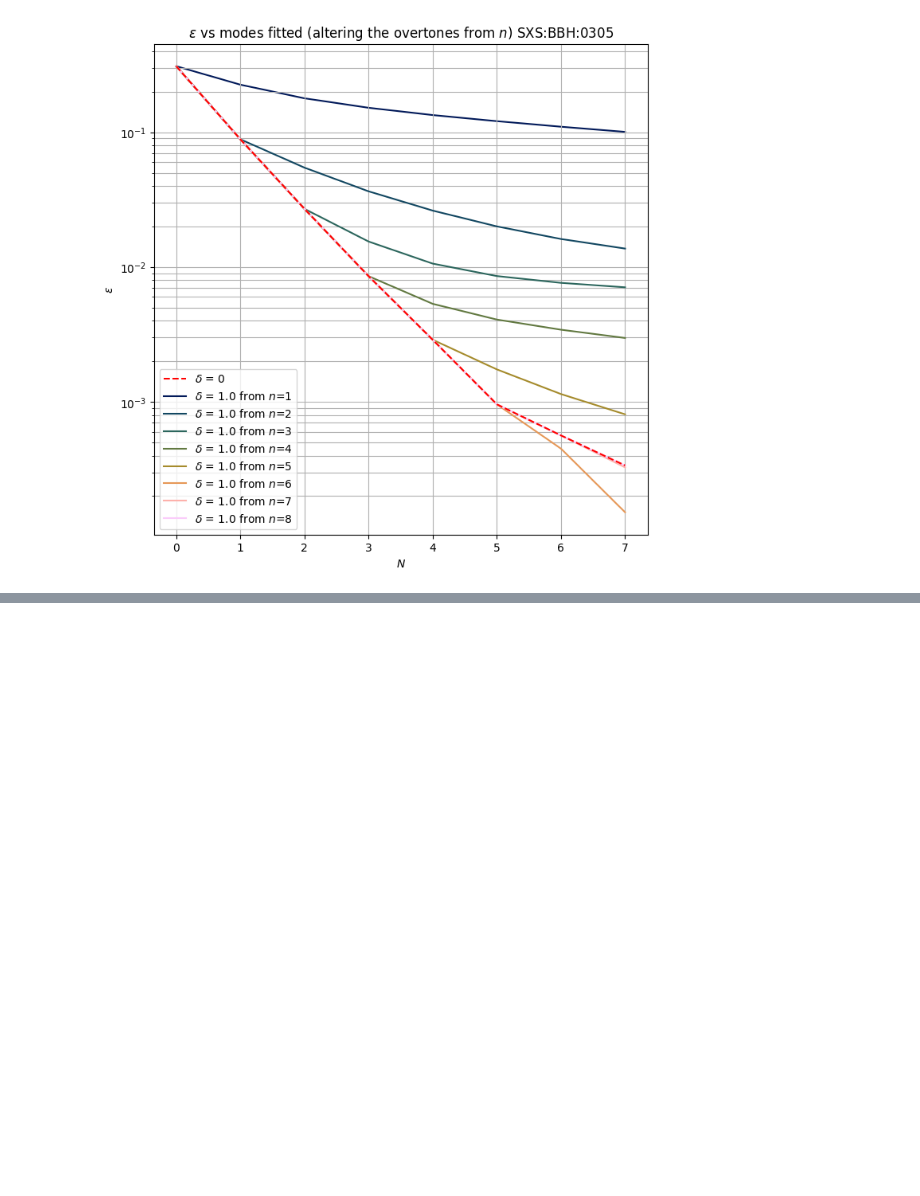
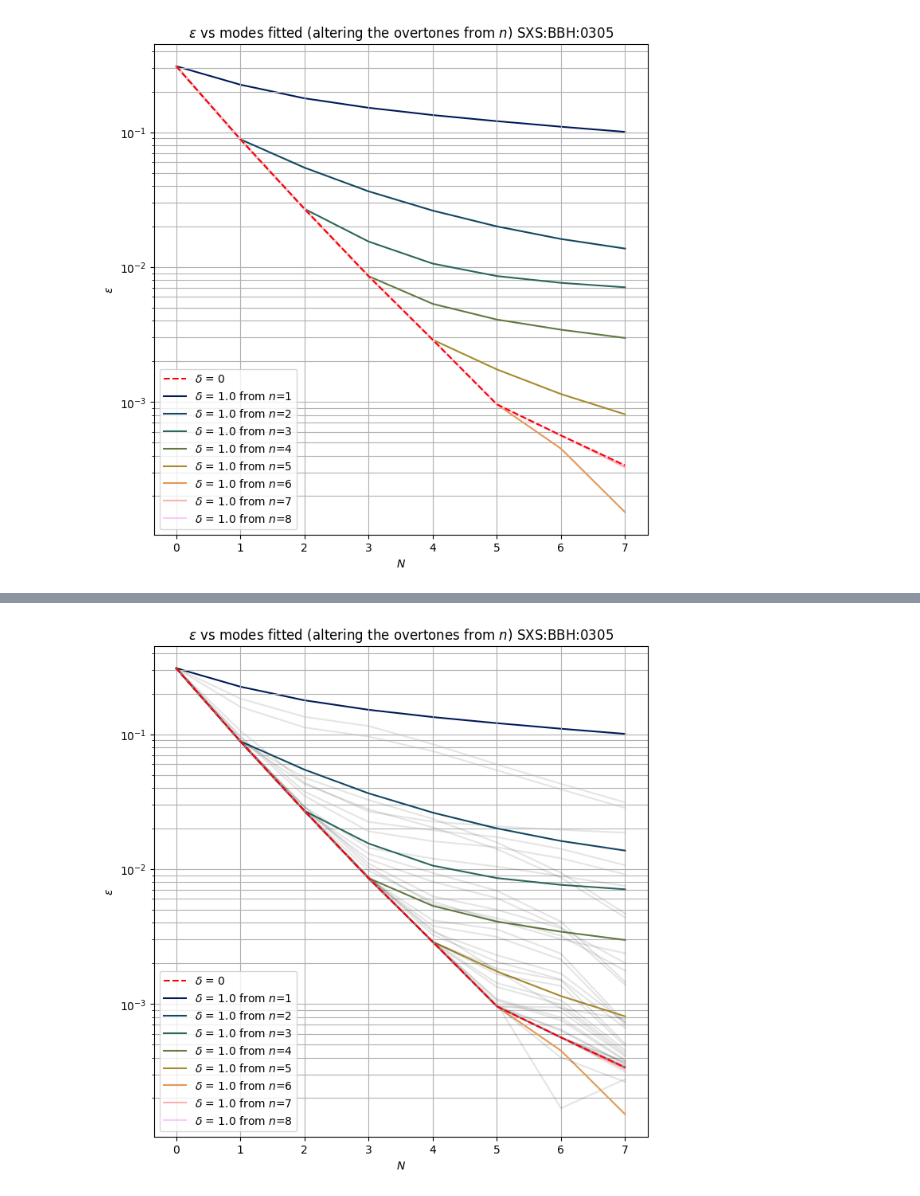
Before and after one commit to Stufffffs/qnmovertoneplots, a Jupyter notebook: overtonedelta.ipynb, the cells around one changed output, grey strips where cells are left out. Saved outputs shown, nothing was run; the diff lists cells and outputs as text; code cells hidden in the pictures; blank space fills up the shorter version.

```diff
--- a/overtonedelta.ipynb
+++ b/overtonedelta.ipynb
@@ -932,0 +925,96 @@ for (sim,ind) in zip(sims,ids):
+# %%
+
+fig, ax = plt.subplots(figsize=(8,8))
+
+N = 9
+d = [1.0]
+
+
+for i in range(1,N):
+    epsilons = []
+    for k in range(1,N):
+        deltas = np.zeros(k)
+
+        modes = [(2,2,n,1) for n in range(k)]
+        eps = qnmfits.calculate_epsilon_delta(
+                    sim.times,
+                    sim.h[2,2],
+                    modes,
+                    Mf=sim.Mf,
+                    chif=sim.chif_mag,
+                    t0=0,
+                    deltas=deltas
+                )
+        epsilons.append(eps[0])
+
+ax.plot(np.arange(k),epsilons,label=r'$\delta$ = 0',linestyle='--',color='red',zorder=10000)
+
+
+
+colors = cm.batlow(np.linspace(0,1,(N-1)*len(d)))
+
+
+for delta in d:
+    for i in range(1,N):
+        epsilons = []
+        for k in range(1,N):
+            zeros = np.zeros(k)
+            zeros[i:] = delta
+            deltas = zeros
+
+            modes = [(2,2,n,1) for n in range(k)]
+            eps = qnmfits.calculate_epsilon_delta(
+                        sim.times,
+                        sim.h[2,2],
+                        modes,
+                        Mf=sim.Mf,
+                        chif=sim.chif_mag,
+                        t0=0,
+                        deltas=deltas
+                    )
+            #print(deltas,eps[0])
+            print(deltas)
+            epsilons.append(eps[0])
+
+        ax.plot(np.arange(k),epsilons,label=r'$\delta$ = ' + str(delta) + r' from $n$=' + str(i),color=colors[i-1],zorder=i)
+
+
+for i in range(5):
+    d = [np.random.normal(0,0.2)]
+
+
+    for delta in d:
+        for i in range(1,N):
+            epsilons = []
+            for k in range(1,N):
+                zeros = np.zeros(k)
+                zeros[i:] = delta
+                deltas = zeros
+
+                modes = [(2,2,n,1) for n in range(k)]
+                eps = qnmfits.calculate_epsilon_delta(
+                            sim.times,
+                            sim.h[2,2],
+                            modes,
+                            Mf=sim.Mf,
+                            chif=sim.chif_mag,
+                            t0=0,
+                            deltas=deltas
+                        )
+                #print(deltas,eps[0])
+                print(deltas)
+                epsilons.append(eps[0])
+
+            ax.plot(np.arange(k),epsilons,color='black',alpha=0.1,zorder=i)
+
+
+
+ax.grid(which='both')
+ax.set_title(r'$\epsilon$ vs modes fitted (altering the overtones from $n$)' + ' SXS:BBH:' + f'{ind:04}')
+ax.set_xlabel(r'$N$')
+ax.set_ylabel(r'$\epsilon$')
+ax.legend(loc='lower left')#,ncol=2)
+#ax.set_xlim(-1,40)
+#ax.set_ylim(7e-6,1e0)
+ax.set_yscale('log')
+# %% [output]
@@ -932,0 +1038 @@ for (sim,ind) in zip(sims,ids):
+[figure, added]
```
Also changed, not shown: parts of 9 cells of this notebook, 1 other file.
